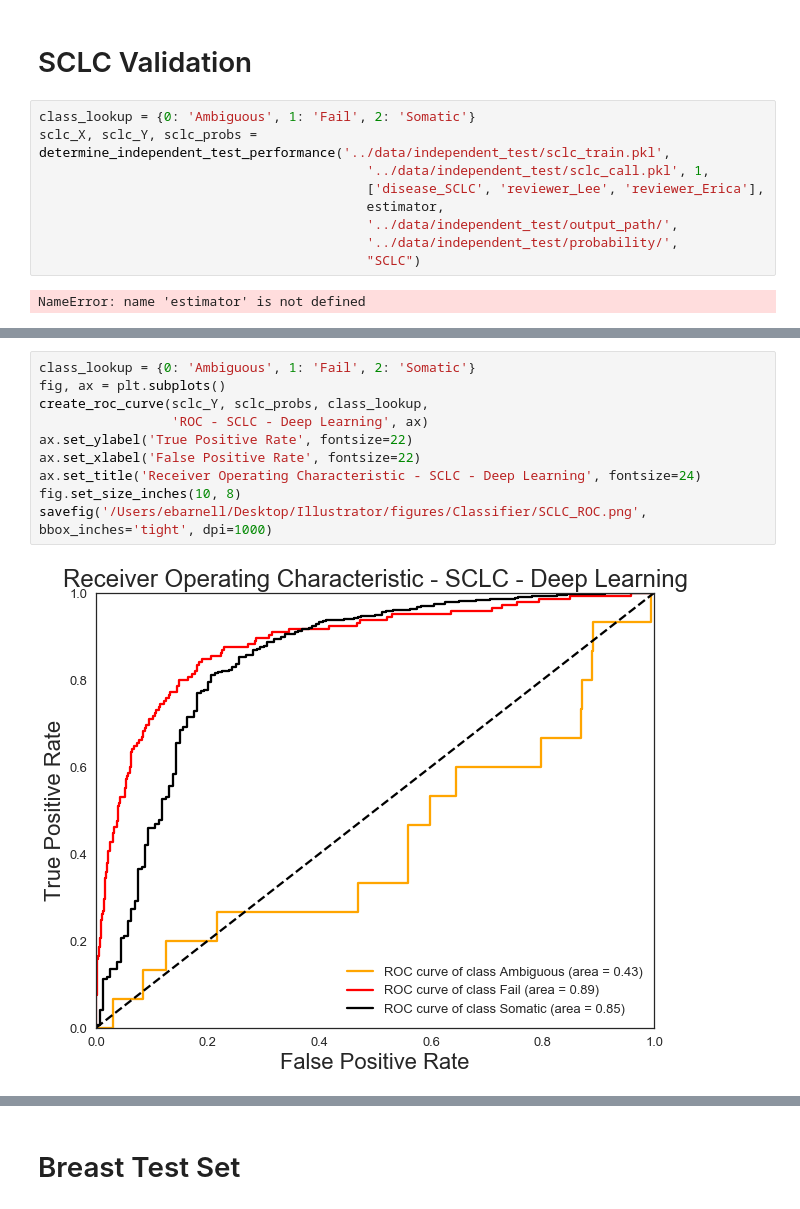
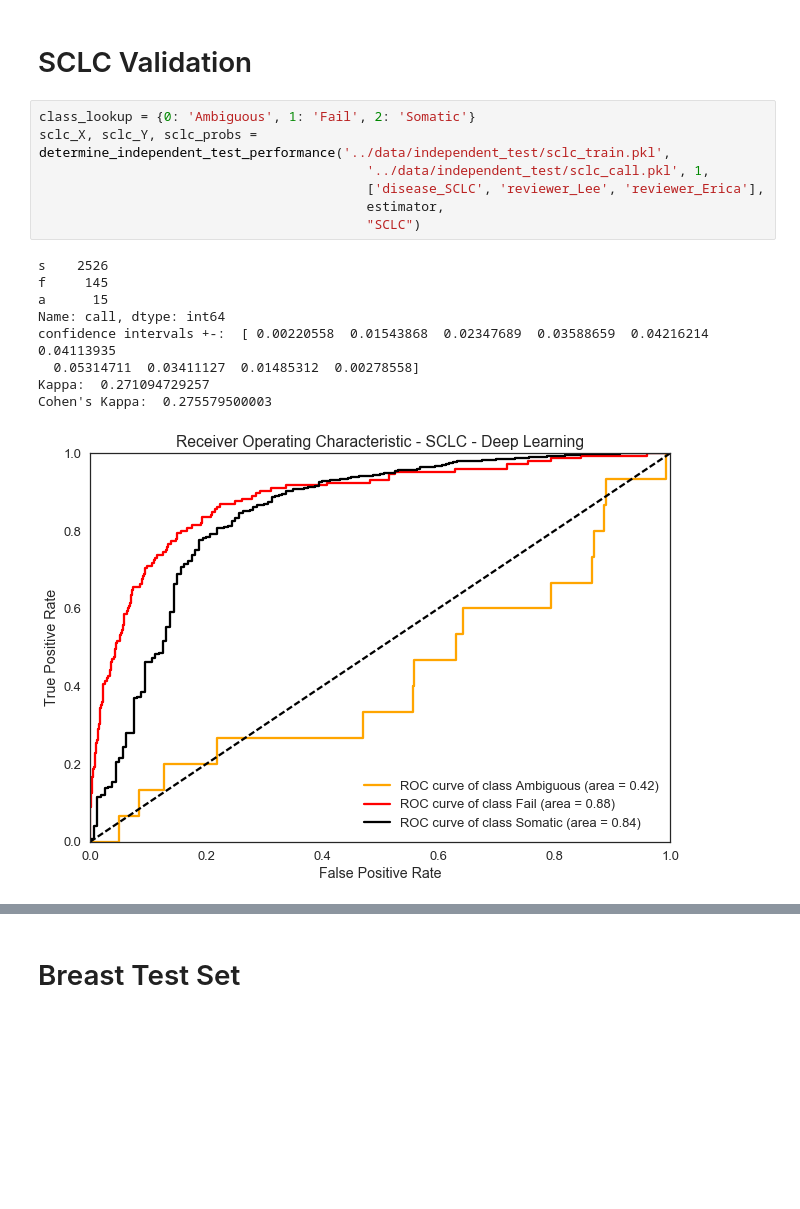
Before and after one commit to griffithlab/DeepSVR, a Jupyter notebook: notebooks/Validation Sets with Manual Review.ipynb, the cells around one changed output, grey strips where cells are left out. Cells and saved outputs as stored; diff of their text form; blank space fills up the shorter version.

```diff
--- a/notebooks/Validation Sets with Manual Review.ipynb
+++ b/notebooks/Validation Sets with Manual Review.ipynb
@@ -401,11 +194,17 @@ def create_batch_effect_retraining_figure(auc, fig_out_name):
 # %%
 class_lookup = {0: 'Ambiguous', 1: 'Fail', 2: 'Somatic'}
 sclc_X, sclc_Y, sclc_probs = determine_independent_test_performance('../data/independent_test/sclc_train.pkl',
                                           '../data/independent_test/sclc_call.pkl', 1,
                                           ['disease_SCLC', 'reviewer_Lee', 'reviewer_Erica'],
                                           estimator,
-                                          '../data/independent_test/output_path/',
-                                          '../data/independent_test/probability/',
                                           "SCLC")
 # %% [output]
-NameError: name 'estimator' is not defined
+s    2526
+f     145
+a      15
+Name: call, dtype: int64
+confidence intervals +-:  [ 0.00220558  0.01543868  0.02347689  0.03588659  0.04216214  0.04113935
+  0.05314711  0.03411127  0.01485312  0.00278558]
+Kappa:  0.271094729257
+Cohen's Kappa:  0.275579500003
+[figure, added]
@@ -412,13 +213 @@ NameError: name 'estimator' is not defined
-# %%
-class_lookup = {0: 'Ambiguous', 1: 'Fail', 2: 'Somatic'}
-fig, ax = plt.subplots()
-create_roc_curve(sclc_Y, sclc_probs, class_lookup,
-                 'ROC - SCLC - Deep Learning', ax)
-ax.set_ylabel('True Positive Rate', fontsize=22)
-ax.set_xlabel('False Positive Rate', fontsize=22)
-ax.set_title('Receiver Operating Characteristic - SCLC - Deep Learning', fontsize=24)
-fig.set_size_inches(10, 8)
-savefig('/Users/ebarnell/Desktop/Illustrator/figures/Classifier/SCLC_ROC.png', bbox_inches='tight', dpi=1000)
-# %% [output]
-[figure, removed]
 # %%
```
Also changed, not shown: parts of 33 cells of this notebook, 15 other files.
